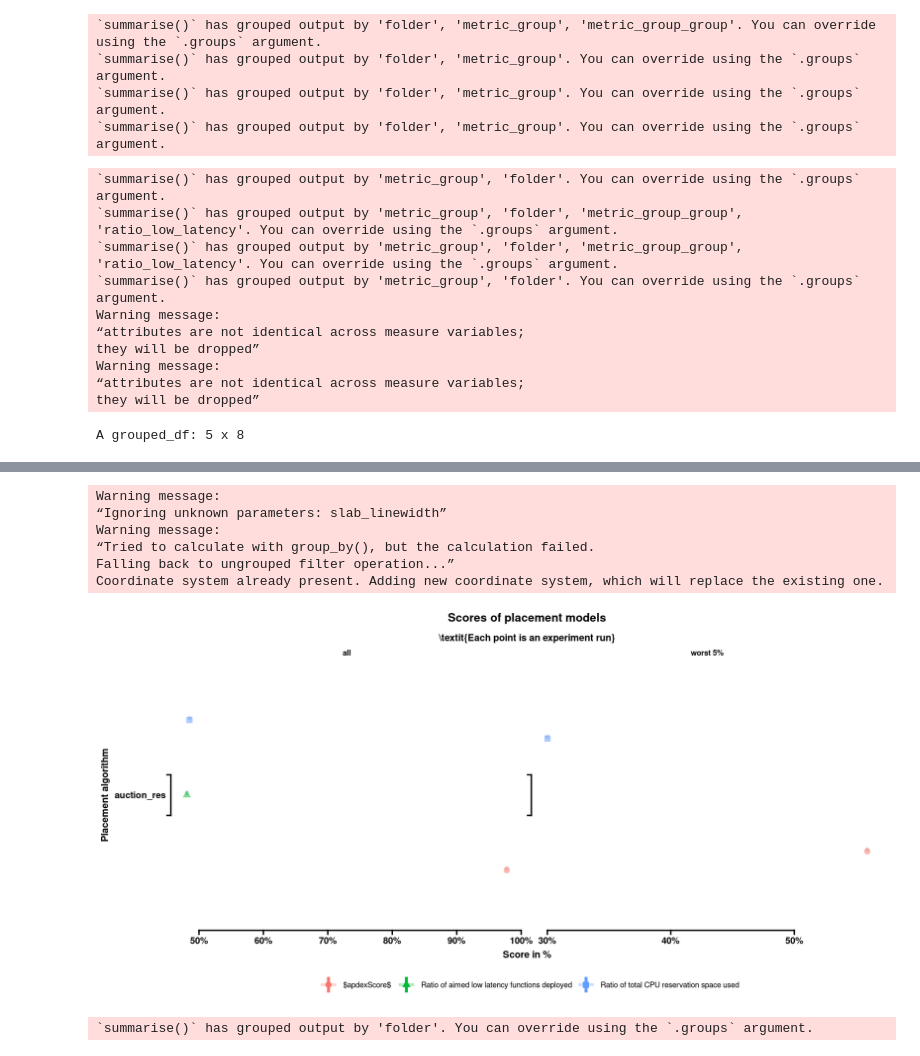
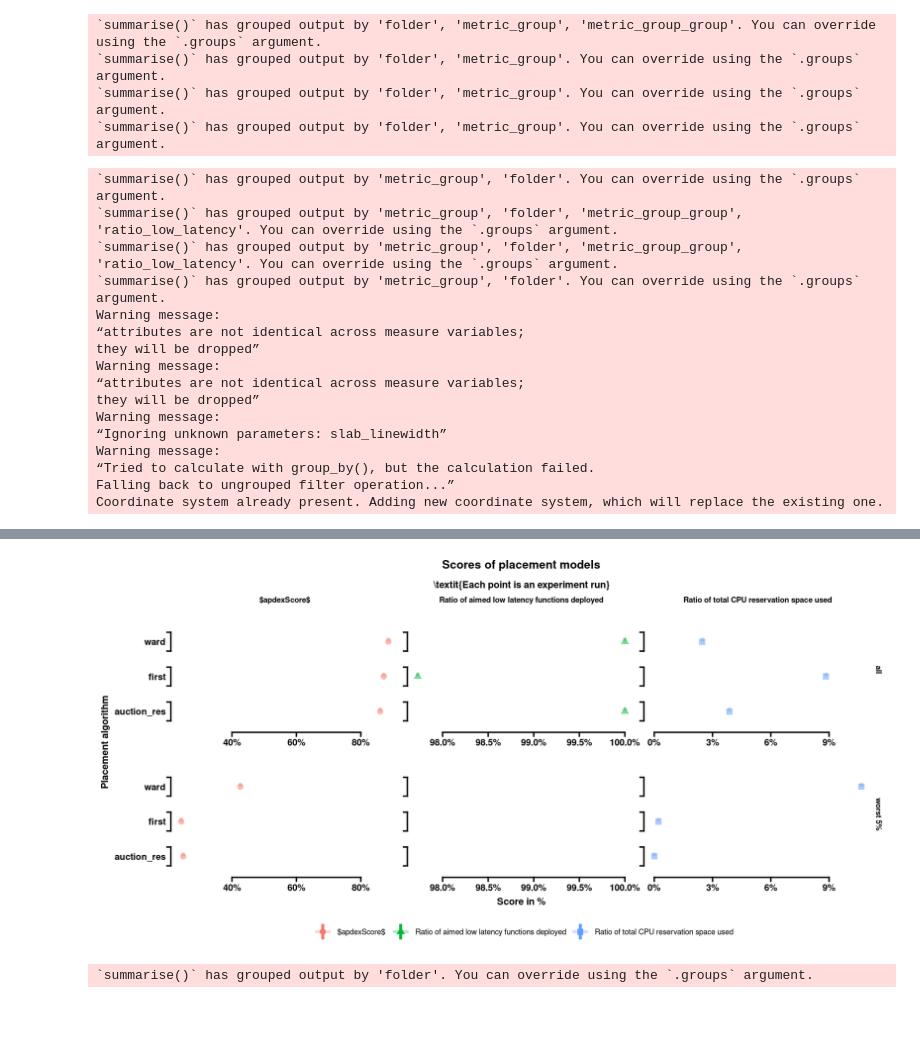
Before and after one commit to VolodiaPG/giraff, a Jupyter notebook: enos/live/experiment.ipynb, the cells around one changed output, grey strips where cells are left out. Cells and saved outputs as stored; diff of their text form; code cells hidden in the pictures; blank space fills up the shorter version.

```diff
--- a/enos/live/experiment.ipynb
+++ b/enos/live/experiment.ipynb
@@ -167,7 +376,7 @@ node_levels <- py_levels %>%
 Load the names of the node and their correspondance in their IP on the virtual network
 # %%
 load_csv <- function(filename) {
-    all_data <- purrr::map_df(METRICS_ARKS, ~ mutate(vroom(archive_read(paste(METRICS_PATH, .x, sep = "/"), file = filename), col_names = TRUE, delim = "\t", .name_repair="unique") %>% distinct(),
+    all_data <- purrr::map_df(METRICS_ARKS, ~ mutate(vroom(archive_read(paste(METRICS_PATH, .x, sep = "/"), file = filename), progress = FALSE, col_types = cols(), col_names = TRUE, delim = "\t", .name_repair = "unique") %>% distinct(),
         folder = tools::file_path_sans_ext(tools::file_path_sans_ext(.x)),
         metric_group = METRICS_GROUP[which(METRICS_ARKS == .x)],
         metric_group_group = METRICS_GROUP_GROUP[which(METRICS_ARKS == .x)]
@@ -644,5 +891,7 @@ provisioned_sla <- load_csv("market_function_deployment_time.csv") %>%
   prepare() %>%
   select(bid_id, sla_id, folder, metric_group, metric_group_group) %>%
   distinct() %>%
-  {.}
+  {
+    .
+  }
 # provisioned_sla
@@ -659,7 +899,7 @@ dbl (2): timestamp, value
 # provisioned_sla
 
 bids_won_function <- bids_raw %>%
-  select(sla_id, bid_id, instance,  function_name, folder, metric_group, metric_group_group, value) %>%
+  select(sla_id, bid_id, instance, function_name, folder, metric_group, metric_group_group, value) %>%
   distinct() %>%
   inner_join(provisioned_sla, by = c("bid_id", "sla_id", "folder", "metric_group", "metric_group_group")) %>%
   # group_by(sla_id, instance, function_name, folder, metric_group, metric_group_group) %>%
@@ -670,7 +910,9 @@ bids_won_function <- bids_raw %>%
   mutate(winner = instance) %>%
   mutate(cost = value) %>%
   select(sla_id, function_name, folder, metric_group, metric_group_group, winner, cost) %>%
-  {.}
+  {
+    .
+  }
 # bids_won_function
 # bids_won_function %>% group_by(sla_id, function_name, folder, metric_group, metric_group_group) %>% filter(n() > 1)
 # head(bids_won_function %>% filter(sla_id=="466f56bb-9fa5-443d-9862-86d8c13a01bf"))
@@ -1366,8 +1457,17 @@ average_sum <- echo_bucket %>%
 
 # head(average_sum)
 
+# under_sla <- average_sum %>%
+#     mutate(target_offset = round(le - latency, 3)) %>%
+#     filter(target_offset %in% c(-0.003, -0.002, -0.001, 0, 0.003, 0.002, 0.001)) %>%
+#     group_by(timestamp, sla_id, function_name, winner, load, folder, latency, target_offset, metric_group, metric_group_group, latency_type, load_type, nb_fn_low_interval_low_latency, nb_fn_high_interval_low_latency) %>%
+#     select(-le) %>%
+#     {
+#         .
+#     }
+
 under_sla <- average_sum %>%
-    mutate(target_offset = round(le - latency, 3)) %>%
+    mutate(target_offset = round(le - 3 * latency, 3)) %>%
     filter(target_offset %in% c(-0.003, -0.002, -0.001, 0, 0.003, 0.002, 0.001)) %>%
     group_by(timestamp, sla_id, function_name, winner, load, folder, latency, target_offset, metric_group, metric_group_group, latency_type, load_type, nb_fn_low_interval_low_latency, nb_fn_high_interval_low_latency) %>%
     select(-le) %>%
@@ -1375,7 +1475,7 @@ under_sla <- average_sum %>%
         .
     }
 
-# under_sla
+# under_2_sla
 
 sla_stats <- average_sum %>%
     filter(le == Inf) %>%
@@ -1552,7 +1783,7 @@ apdex_plot <- finish_touch(apdex_plot) %>%
   mutate(data_focus = "all") %>%
   full_join(finish_touch(apdex_plot_1_percent) %>% filter(score_type != "diff") %>% mutate(data_focus = "worst 5%"), by = c("folder", "metric_group", "data_focus", "score_type", "score", "score_type_rich"))
 
-apdex_plot
+# apdex_plot
 fig(16, 8)
 apdex_plot <- apdex_plot %>%
   correct_names() %>%
@@ -1569,11 +1800,11 @@ apdex_plot <- apdex_plot %>%
   # gghighlight(metric_group == "auction", unhighlighted_params = list(dotsize = 0.6, colour = NULL, fill = NULL, alpha = 0.3), label_params = list(linewidth = 10)) +
   # stat_dotsinterval(quantiles=100,position = "dodge", bindwidth = 1.6, dotsize = 1.6, scale = 0.9) +
   # gghighlight(metric_group == "auction", unhighlighted_params = list(point_alpha = 0.9, scale = 0.9, bindwidth = 1.6, dotsize = 1.6, colour = NULL, fill = NULL, alpha = 0.3), label_params = list(linewidth = 10), calculate_per_facet = TRUE) +
-  stat_dotsinterval(slab_alpha =0.6, position = "dodge", binwidth = unit(2, "mm"), scale = 0.95, size = 10, slab_linewidth = 0) +
+  stat_dotsinterval(slab_alpha = 0.6, position = "dodge", binwidth = unit(2, "mm"), scale = 0.95, size = 10, slab_linewidth = 0) +
   gghighlight(metric_group == "auction", unhighlighted_params = list(slab_alpha = 0.3, point_alpha = 0.3, colour = NULL, fill = NULL, alpha = 0.3), label_params = list(linewidth = 10), calculate_per_facet = TRUE) +
-  facet_grid2(cols = vars(data_focus), scales = "free_x", axes = "all", remove_labels = "y") +
+  facet_grid2(rows = vars(data_focus), cols = vars(score_type_rich), scales = "free_x", axes = "all", remove_labels = "y") +
   scale_x_continuous(label = scales::percent) +
-  coord_cartesian(clip="off") +
+  coord_cartesian(clip = "off") +
   labs(
     x = "Score in %",
     y = "Placement algorithm",
@@ -1588,7 +1819,7 @@ apdex_plot <- apdex_plot %>%
     # panel.border=element_blank(), axis.line=element_line()
     # legend.direction = "vertical",
   ) +
-  coord_capped_cart(bottom='both')+
+  coord_capped_cart(bottom = "both") +
   # capped_horizontal(capped = c("both", "left", "right", "none")) +
   # scale_x_continuous(guide = capped_horizontal(capped = c("both", "left", "right", "none"))) +
   scale_y_discrete(guide = guide_prism_bracket(width = 0.15))
@@ -1605,4 +1836,9 @@ they will be dropped”
 Warning message:
 “attributes are not identical across measure variables;
 they will be dropped”
+Warning message:
+“Ignoring unknown parameters: slab_linewidth”
+Warning message:
+“Tried to calculate with group_by(), but the calculation failed.
+Falling back to ungrouped filter operation...”
+Coordinate system already present. Adding new coordinate system, which will replace the existing one.
-A grouped_df: 5 x 8
@@ -1616,10 +1845,4 @@ A grouped_df: 5 x 8
-Warning message:
-“Ignoring unknown parameters: slab_linewidth”
-Warning message:
-“Tried to calculate with group_by(), but the calculation failed.
-Falling back to ungrouped filter operation...”
-Coordinate system already present. Adding new coordinate system, which will replace the existing one.
-[figure, old version]
+[figure, new version]
 # %%
 fails <- errors %>%
   group_by(folder, period) %>%
```
Also changed, not shown: parts of 37 cells of this notebook, 12 other files.
